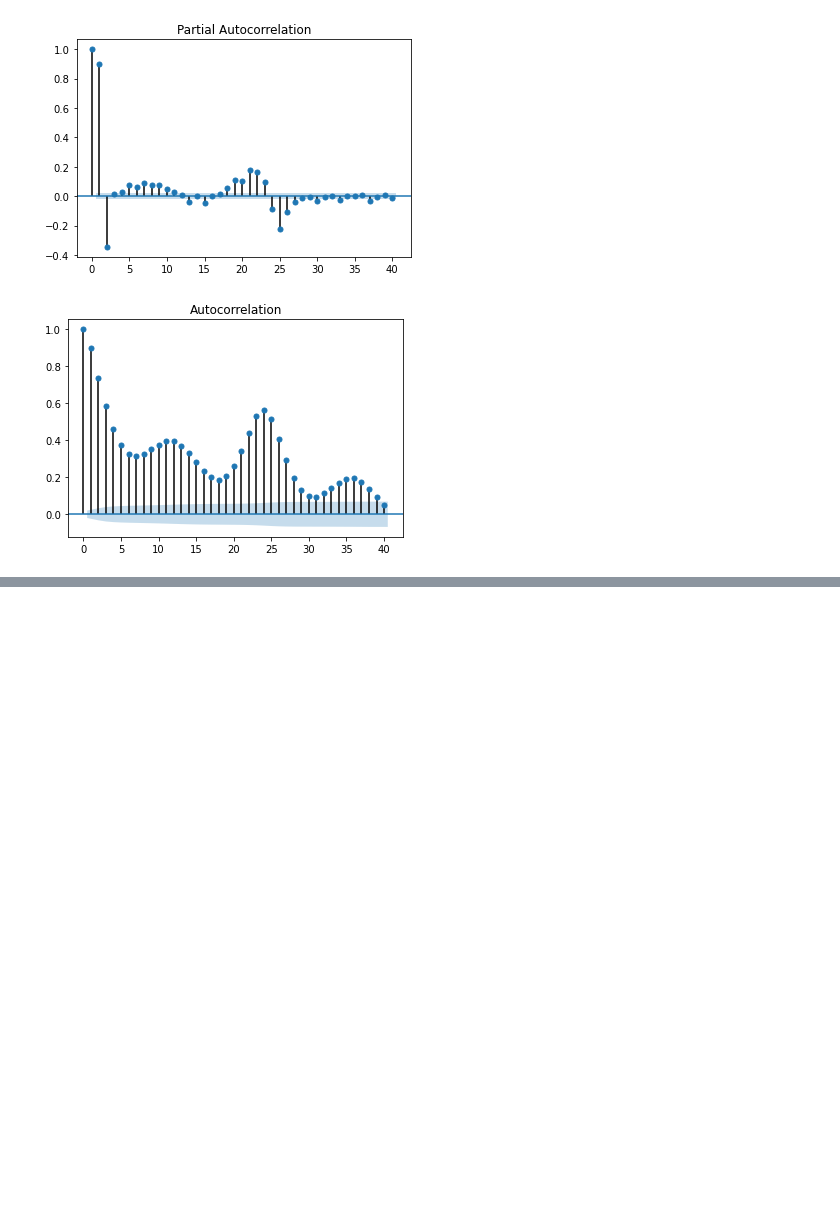
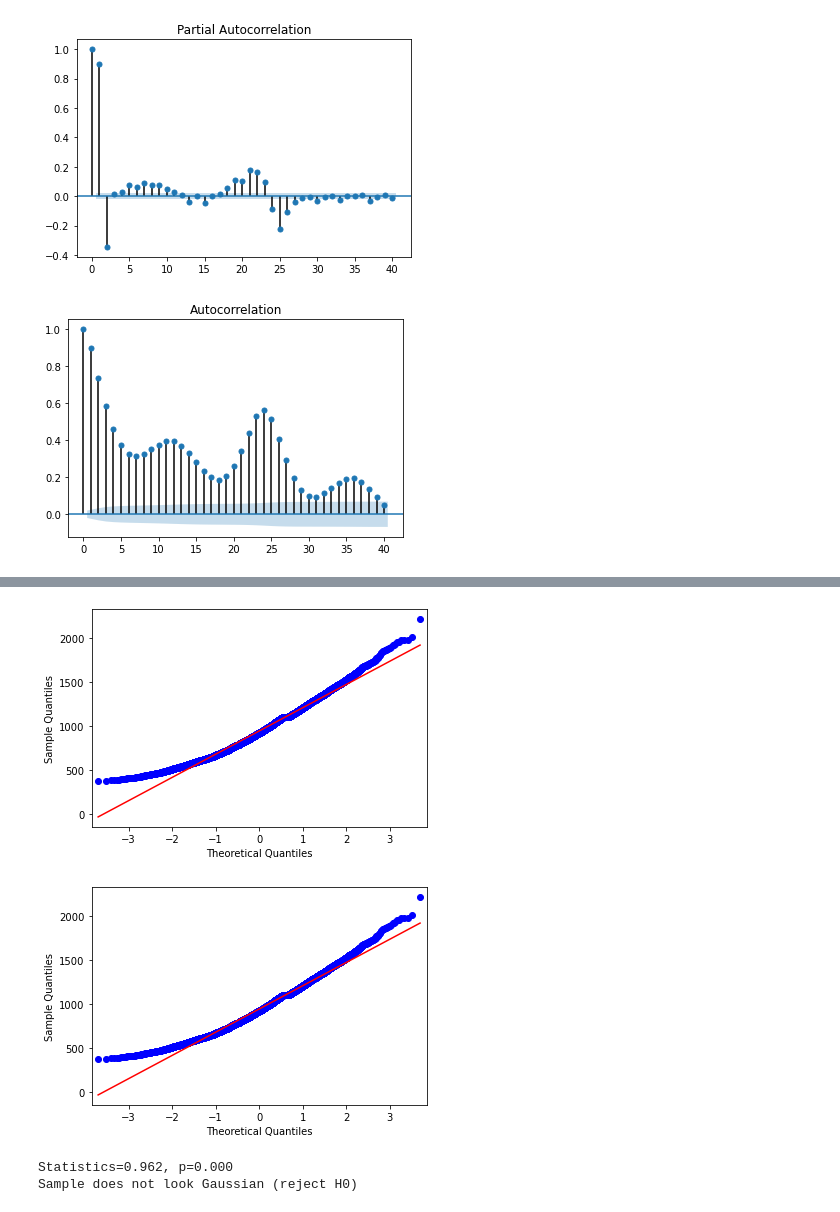
Before and after one commit to sks-07/Timeseries, a Jupyter notebook: time_series.ipynb, the cells around one changed output, grey strips where cells are left out. Saved outputs shown, nothing was run; the diff lists cells and outputs as text; code cells hidden in the pictures; blank space fills up the shorter version.

```diff
--- a/time_series.ipynb
+++ b/time_series.ipynb
@@ -360,0 +403,5 @@ plot_acf(S5);
+# %%
+qqplot(S2, line='s')
+# %% [output]
+[figure, added]
+[figure, added]
@@ -360,0 +410,12 @@ plot_acf(S5);
+# %%
+stat, p = shapiro(S1)
+print('Statistics=%.3f, p=%.3f' % (stat, p))
+# interpret
+alpha = 0.05
+if p > alpha:
+	print('Sample looks Gaussian (fail to reject H0)')
+else:
+	print('Sample does not look Gaussian (reject H0)')
+# %% [output]
+Statistics=0.962, p=0.000
+Sample does not look Gaussian (reject H0)
```
Also changed, not shown: parts of 8 cells of this notebook.
